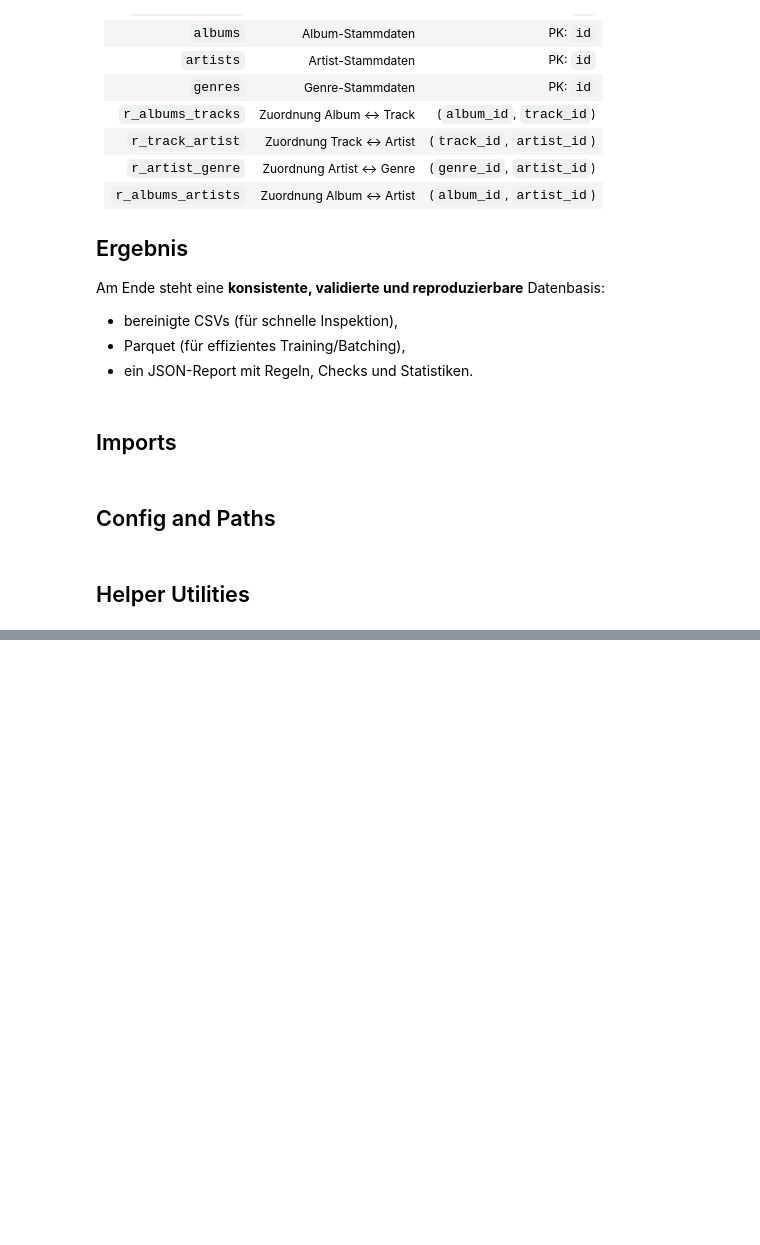
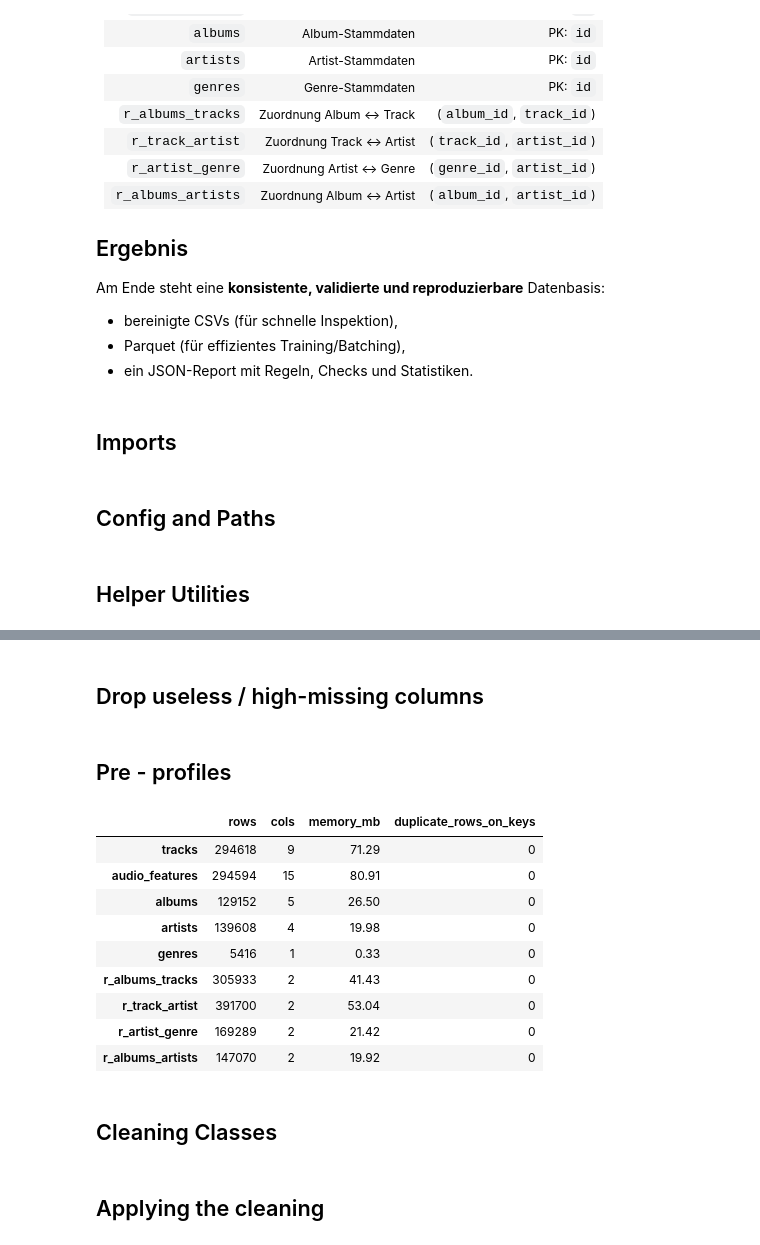
Before and after one commit to baldzhiyski/data-science-machine-learning-training, a Jupyter notebook: uni-course/spotify-data-project/notebooks/02_cleaning_and_rules.ipynb, the cells around one changed output, grey strips where cells are left out. Cells and saved outputs as stored; diff of their text form; code cells hidden in the pictures; blank space fills up the shorter version.

Commit message:
Cleaning the dataset

```diff
--- a/uni-course/spotify-data-project/notebooks/02_cleaning_and_rules.ipynb
+++ b/uni-course/spotify-data-project/notebooks/02_cleaning_and_rules.ipynb
@@ -179,0 +226,56 @@ def profile_table(df: pd.DataFrame, name: str, key_cols: Optional[List[str]] = N
+# %% [markdown]
+## Drop useless / high-missing columns
+# %%
+if "tracks" in raw:
+    raw["tracks"] = raw["tracks"].drop(columns=["is_playable"], errors="ignore")
+
+# albums: drop column "album_group" (100% missing)
+if "albums" in raw:
+    raw["albums"] = raw["albums"].drop(columns=["album_group"], errors="ignore")
+
+# OPTIONAL (recommended): keep only an indicator and drop URL column
+# (URLs are high-cardinality and not useful directly as a text feature in sklearn tabular models)
+if "tracks" in raw and "preview_url" in raw["tracks"].columns:
+    raw["tracks"]["has_preview"] = raw["tracks"]["preview_url"].notna().astype("int8")
+    raw["tracks"] = raw["tracks"].drop(columns=["preview_url"], errors="ignore")
+# %% [markdown]
+## Pre - profiles
+# %%
+
+profiles_before: Dict[str, Any] = {}
+
+if "tracks" in raw:
+    profiles_before["tracks"] = asdict(profile_table(raw["tracks"], "tracks", key_cols=["track_id"] if "track_id" in raw["tracks"].columns else ["id"]))
+if "audio_features" in raw:
+    profiles_before["audio_features"] = asdict(profile_table(raw["audio_features"], "audio_features", key_cols=["id"]))
+if "albums" in raw:
+    profiles_before["albums"] = asdict(profile_table(raw["albums"], "albums", key_cols=["id"]))
+if "artists" in raw:
+    profiles_before["artists"] = asdict(profile_table(raw["artists"], "artists", key_cols=["id"]))
+if "genres" in raw:
+    profiles_before["genres"] = asdict(profile_table(raw["genres"], "genres", key_cols=["id"]))
+
+# bridges
+if "r_albums_tracks" in raw:
+    profiles_before["r_albums_tracks"] = asdict(profile_table(raw["r_albums_tracks"], "r_albums_tracks", key_cols=["album_id","track_id"]))
+if "r_track_artist" in raw:
+    profiles_before["r_track_artist"] = asdict(profile_table(raw["r_track_artist"], "r_track_artist", key_cols=["track_id","artist_id"]))
+if "r_artist_genre" in raw:
+    profiles_before["r_artist_genre"] = asdict(profile_table(raw["r_artist_genre"], "r_artist_genre", key_cols=["genre_id","artist_id"]))
+if "r_albums_artists" in raw:
+    profiles_before["r_albums_artists"] = asdict(profile_table(raw["r_albums_artists"], "r_albums_artists", key_cols=["album_id","artist_id"]))
+
+pd.DataFrame.from_dict(profiles_before, orient="index")[["rows","cols","memory_mb","duplicate_rows_on_keys"]]
+# %% [output]
+|  | rows | cols | memory_mb | duplicate_rows_on_keys |
+| tracks | 294618 | 9 | 71.29 | 0 |
+| audio_features | 294594 | 15 | 80.91 | 0 |
+| albums | 129152 | 5 | 26.50 | 0 |
+| artists | 139608 | 4 | 19.98 | 0 |
+| genres | 5416 | 1 | 0.33 | 0 |
+| r_albums_tracks | 305933 | 2 | 41.43 | 0 |
+| r_track_artist | 391700 | 2 | 53.04 | 0 |
+| r_artist_genre | 169289 | 2 | 21.42 | 0 |
+| r_albums_artists | 147070 | 2 | 19.92 | 0 |
+# %% [markdown]
+## Cleaning Classes
@@ -179,0 +456,2 @@ def profile_table(df: pd.DataFrame, name: str, key_cols: Optional[List[str]] = N
+# %% [markdown]
+## Applying the cleaning
```
Also changed, not shown: parts of 15 cells of this notebook.
